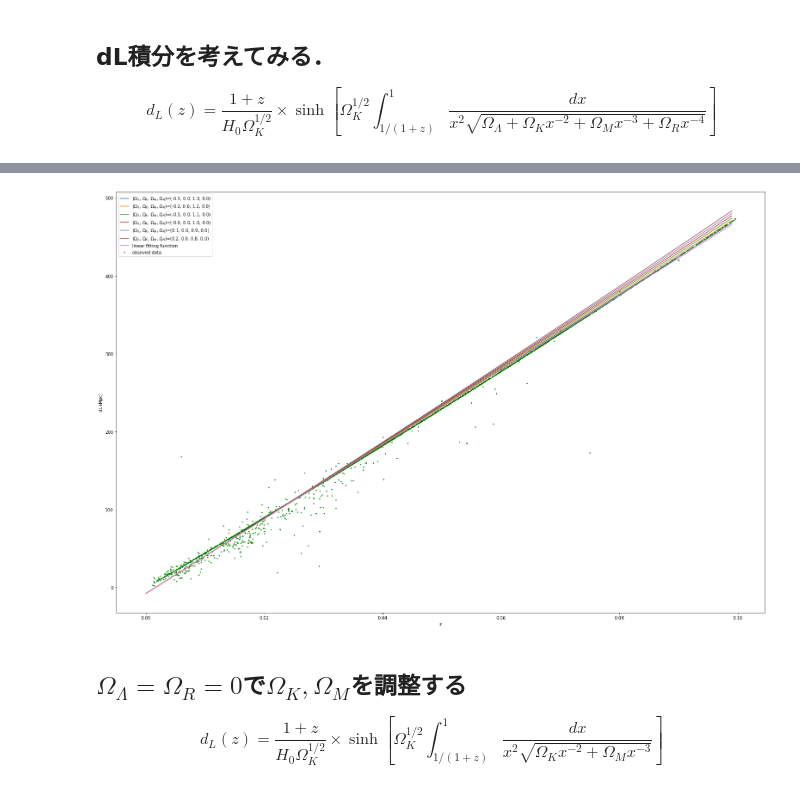
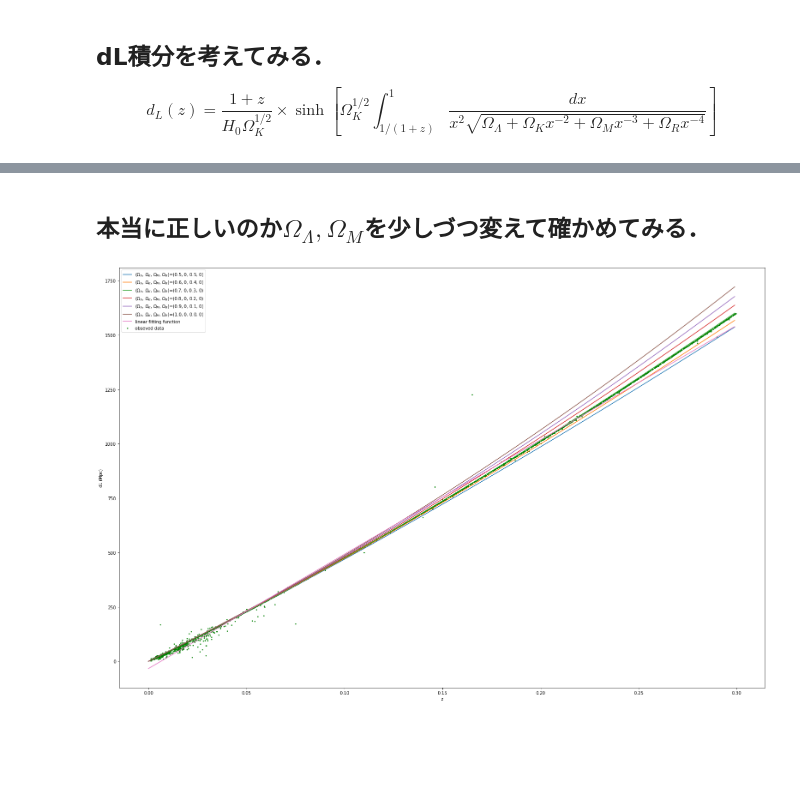
Before and after one commit to serowsuzuki/2021semi, a Jupyter notebook: fittng.ipynb, the cells around one changed output, grey strips where cells are left out. Saved outputs shown, nothing was run; the diff lists cells and outputs as text; code cells hidden in the pictures; blank space fills up the shorter version.

```diff
--- a/fittng.ipynb
+++ b/fittng.ipynb
@@ -55,7 +62,8 @@ print(data.head(10))
 # %%
 
-data_ext = data[(data["z"]<0.1) & (data["Type"]=="Ia")]
+data_ext = data[(data["z"]<0.3) & (data["Type"]=="Ia") &(data["dL (Mpc)"]<2000)]# dl=4000くらいの外れ値があるので，除いてます（ずる）
 print(data_ext.head(10))
+print(data_ext.tail(10))
 # %% [output]
          Name  Disc. Date     Host Name         z  dL (Mpc) Type
 0     SN1972E  1972/05/06      NGC 5253  0.001358    2.7000   Ia
@@ -95,7 +109,7 @@ def fitting_linear(data):
 
     # plot部分
     def observed_plot():
-        x = np.arange(0.001,0.11,0.001)# 0.01~0.1まで0.01刻みのリストを作成
+        x = np.arange(0.001,0.31,0.001)# 0.01~0.1まで0.01刻みのリストを作成
         y_linear = x*popt[0]+popt[1]# y=ax+b
         y_nonlinear = npopt[0]*(x**2)+npopt[1]*x+npopt[2]# y=ax^2+bx+c
         plt.plot(x, y_linear, color = "cyan", label="linear fitting function")
@@ -113,8 +127,10 @@ def fitting_linear(data):
     global t_0
     global a_linear
     global b_linear
+    global c_nonlinear
     a_linear = popt[0]
     b_linear = popt[1]
+    c_nonlinear = npopt[2]
     H_0 = 1/popt[0]*constants.c/1000
     t_0 = 1/(H_0) *constants.c/1000 *3.26 *1000000
     #fittingの結果をターミナルに表示
@@ -137,6 +153,7 @@ def fitting_linear(data):
     print("ハッブル時間：t_0={:.1f}[億年]".format(t_0*10**(-8)))
     print("a_linear = " + str(a_linear))
     print("b_linear = " + str(b_linear))
+    print("c_nonlinear = "+ str(c_nonlinear))
     print("*******************")
     observed_plot()
     return
@@ -178,52 +251,47 @@ $$\lim_{\Omega_K\rightarrow 0}d_L(z)\big|_{\Omega_R =0}=
+# %% [markdown]
+## 本当に正しいのか$\Omega_\Lambda, \Omega_M$を少しづつ変えて確かめてみる．
 # %%
 # 非積分関数
-def func(x, a, b, c, d):
-    return 1/(x**2*np.sqrt(a+b*x**(-2)+c*x**(-3)+d*x**(-4)))
+def func(x, a, b):
+    return (a*x**4+b*x)**(-1/2)
 
 # \Omega_K=0の特別な場合の初期値
 # \Omega_\Lambda=-0.3も見たいので，0.4から始める．
-a, b, c, d = -0.4, 0, 1.4, 0
+a, b = 0.4, 0.6
 
 
 # a = 0から0.1づつ増やす．5回繰り返す．
 for n in range(6):
     a += 0.1
-    c -= 0.1
+    b -= 0.1
     z =[]
     dl = []
     x = -0.001
-    for i in range(0,100):
+    for i in range(0,300):
         x += 0.001# xは区間[0,0.099]
-        v, err = quad(func,1/(1+x),1,args=(a,b,c,d))
+        v, err = quad(func,1/(1+x),1,args=(a,b))
         z.append(x)
-        dl.append((1+x)*a_linear*v+b_linear)
-    plt.plot(z,dl,label=r"($\Omega_\Lambda$, $\Omega_K$, $\Omega_M$, $\Omega_R$)=({:.1f}, {:.1f}, {:.1f}, {:.1f})".format(a,b,c,d))
+        dl.append((1+x)*a_0*v)
+    plt.plot(z,dl,label=r"($\Omega_\Lambda$, $\Omega_K$, $\Omega_M$, $\Omega_R$)=({:.1f}, 0, {:.1f}, 0)".format(a,b))
     del z,dl
 
 def plot_sca():
     z_observed = data_ext["z"]
     dl_observed = data_ext["dL (Mpc)"]
     plt.scatter(z_observed, dl_observed, s=3,color="green",label="obseved data")
 
 x_linear = []
 y_linear =[]
-for i in range(0,100):
+for i in range(0,300):
     x = i*0.001
     x_linear.append(x)
     y_linear.append(a_linear*x+b_linear)
 plt.plot(x_linear,y_linear,label="linear fitting function")
 
 plot_sca()
 plt.ylabel("dL (Mpc)")
 plt.xlabel("z")
 plt.legend()
 plt.show()
 # %% [output]
-[figure, old version]
+[figure, new version]
-# %% [markdown]
-## $\Omega_\Lambda=\Omega_R=0$で$\Omega_K,\Omega_M$を調整する
-$$d_L(z)=
-\frac{1+z}{H_0\Omega_K^{1/2}}\times\sinh\left[
-  \Omega_K^{1/2}\int_{1/(1+z)}^{1}
-    \frac{dx}{x^2\sqrt{\Omega_K x^{-2}+\Omega_M x^{-3}}}
-\right]$$
```
Also changed, not shown: parts of 8 cells of this notebook.
